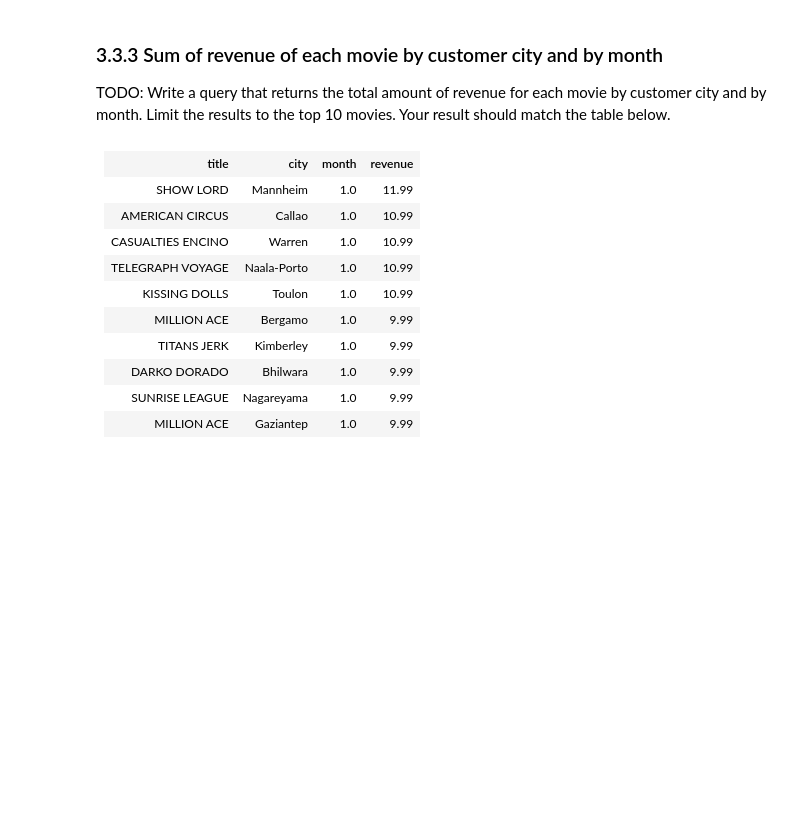
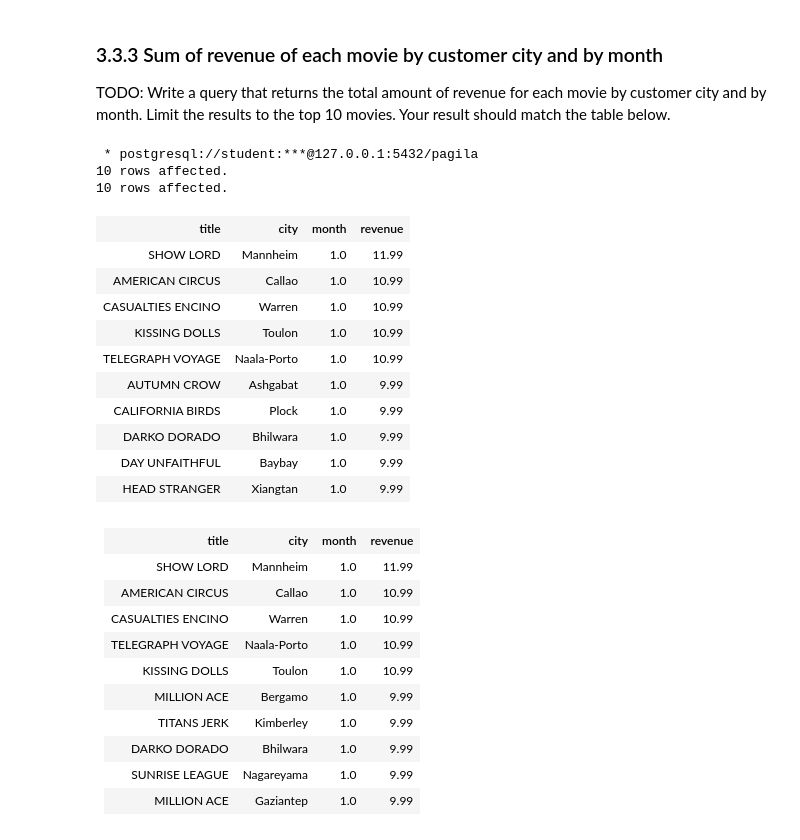
Before and after one commit to gabfr/data-engineering-nanodegree, a Jupyter notebook: 2-cloud-data-warehouses/L1_E1_-_Step_3.ipynb, the cells around one changed output. Cells and saved outputs as stored; diff of their text form; code cells hidden in the pictures; blank space fills up the shorter version.

```diff
--- a/2-cloud-data-warehouses/L1_E1_-_Step_3.ipynb
+++ b/2-cloud-data-warehouses/L1_E1_-_Step_3.ipynb
@@ -216,3 +358,56 @@ FROM #write code
+# %%
+%%sql
+SELECT
+    film.title AS title,
+    SUM(payment.amount) AS revenue
+FROM
+    payment
+    JOIN rental ON (payment.rental_id = rental.rental_id)
+    JOIN inventory ON (inventory.inventory_id = rental.inventory_id)
+    JOIN film ON (film.film_id = inventory.film_id)
+GROUP BY
+    film.title
+ORDER BY
+    SUM(payment.amount) DESC
+LIMIT 10;
+
+SELECT
+    film.title AS title,
+    city.city AS city,
+    EXTRACT(month FROM payment.payment_date) as month,
+    SUM(payment.amount) AS revenue
+FROM
+    payment
+    JOIN customer  ON (payment.customer_id = customer.customer_id )
+    JOIN address   ON (customer.address_id = address.address_id )
+    JOIN city      ON (address.city_id = city.city_id )
+    JOIN rental    ON (payment.rental_id = rental.rental_id)
+    JOIN inventory ON (inventory.inventory_id = rental.inventory_id)
+    JOIN film      ON (film.film_id = inventory.film_id)
+GROUP BY
+    city.city,
+    EXTRACT(month FROM payment.payment_date),
+    film.title
+ORDER BY
+    EXTRACT(month FROM payment.payment_date) ASC,
+    SUM(payment.amount) DESC,
+    title ASC
+LIMIT 10;
+# %% [output]
+ * postgresql://student:***@127.0.0.1:5432/pagila
+10 rows affected.
+10 rows affected.
+| title | city | month | revenue |
+| SHOW LORD | Mannheim | 1.0 | 11.99 |
+| AMERICAN CIRCUS | Callao | 1.0 | 10.99 |
+| CASUALTIES ENCINO | Warren | 1.0 | 10.99 |
+| KISSING DOLLS | Toulon | 1.0 | 10.99 |
+| TELEGRAPH VOYAGE | Naala-Porto | 1.0 | 10.99 |
+| AUTUMN CROW | Ashgabat | 1.0 | 9.99 |
+| CALIFORNIA BIRDS | Plock | 1.0 | 9.99 |
+| DARKO DORADO | Bhilwara | 1.0 | 9.99 |
+| DAY UNFAITHFUL | Baybay | 1.0 | 9.99 |
+| HEAD STRANGER | Xiangtan | 1.0 | 9.99 |
 # %% [markdown]
 <div class="p-Widget jp-RenderedHTMLCommon jp-RenderedHTML jp-mod-trusted jp-OutputArea-output jp-OutputArea-executeResult" data-mime-type="text/html"><table>
     <tbody><tr>
```
Also changed, not shown: parts of 14 cells of this notebook.
